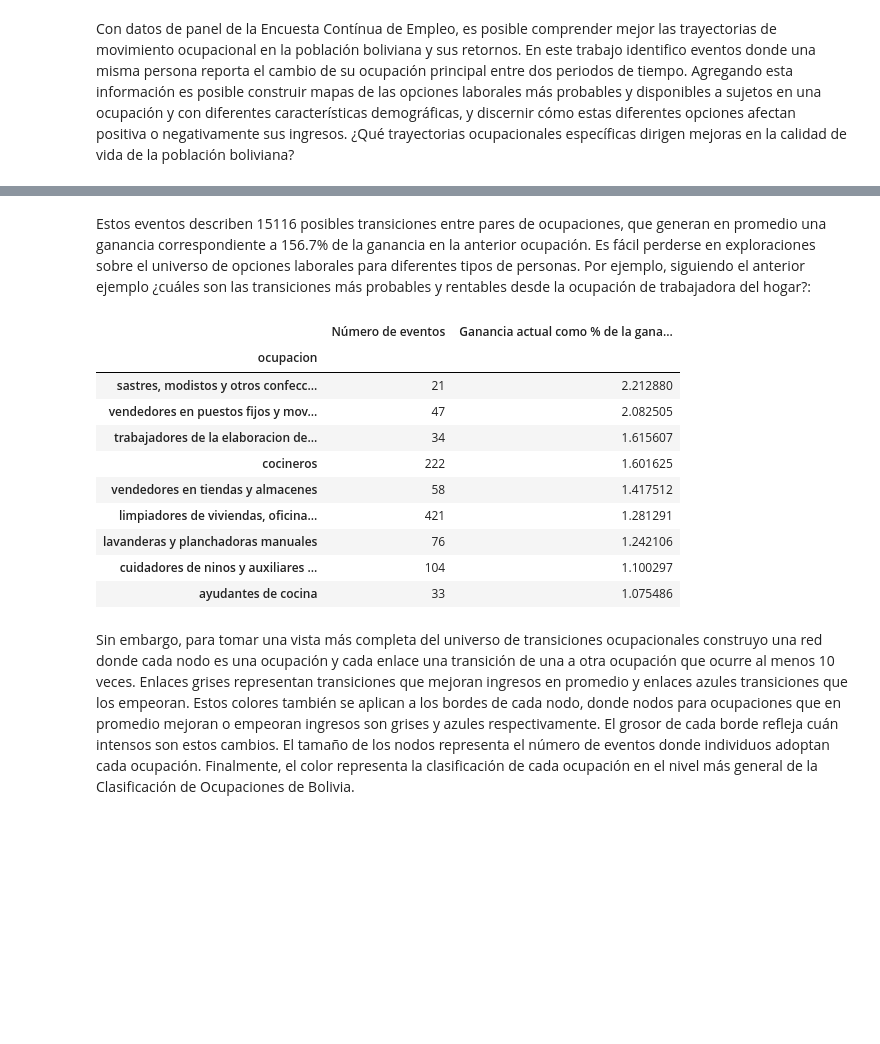
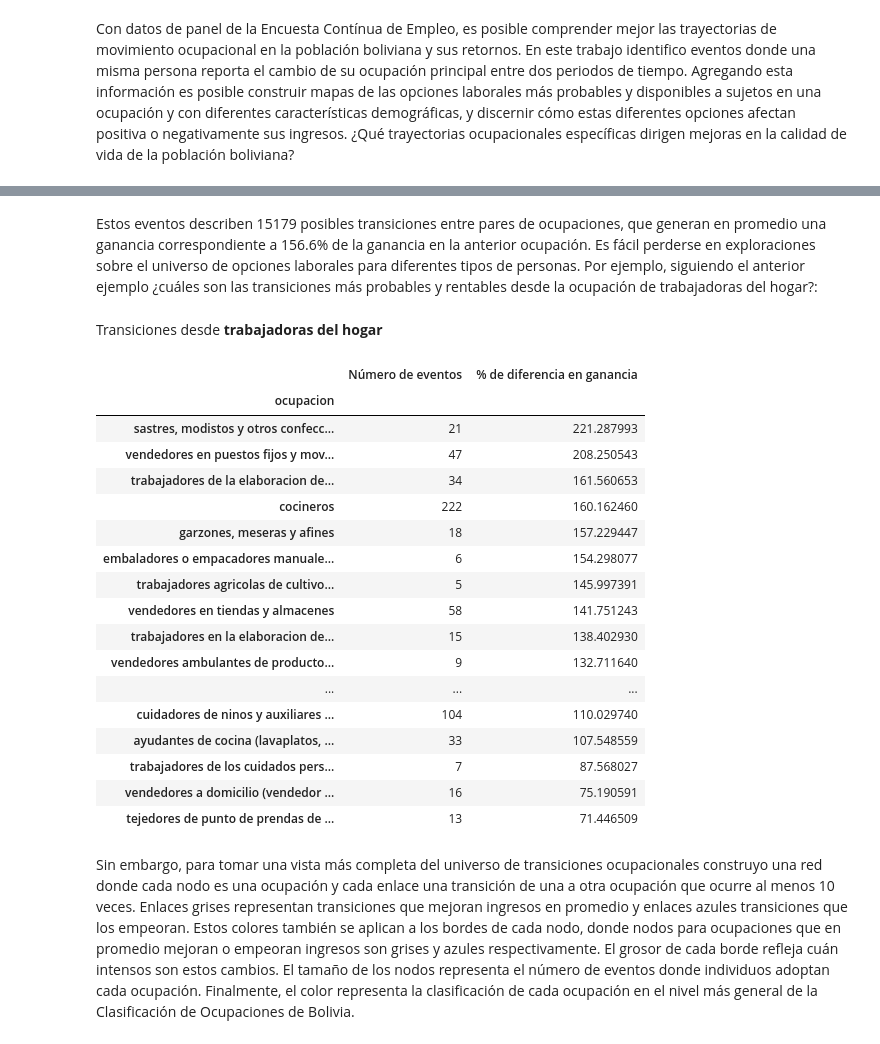
Before and after one commit to mauforonda/notas, a Jupyter notebook: transicion_entre_ocupaciones.ipynb, the cells around one changed output, grey strips where cells are left out. Saved outputs shown, nothing was run; the diff lists cells and outputs as text; code cells hidden in the pictures; blank space fills up the shorter version.

```diff
--- a/transicion_entre_ocupaciones.ipynb
+++ b/transicion_entre_ocupaciones.ipynb
@@ -512,19 +498,65 @@ ocupaciones_reverse = reverse_cob()
+# %%
+def get_movilidad(edfi, min_sample=5):
+    """
+    Agrega saltos entre cada par de ocupaciones, y retorna una tabla
+    con la ocupación en el periodo anterior, la ocupación a la cual
+    se traslada, el número de eventos con este salto particular y
+    el cambio promedio sobre la ganancia. Adicionalmente es posible
+    retornar sólo saltos con un número mínimo de eventos.
+    """
+
+    dfi = edfi.groupby(['ocupacion_base', 'ocupacion'])
+    movilidad = pd.concat([dfi.size(), dfi.ganancia_delta.mean()], axis=1)
+    movilidad.columns = ['muestra', 'delta']
+    movilidad = movilidad.reset_index()
+    movilidad = movilidad[movilidad.muestra >= min_sample]
+    return movilidad
+
+def reverse_cob(to_level=1):
+    """
+    Retorna un diccionario para asociar cada valor de COB a valores
+    en un nivel de la nomenclatura. Es útil para agregar ocupaciones
+    en menos categorías.
+    """
+    cob_rev = {cob[k]:k for k in cob.keys()}
+    cob_1 = flatten_cob(cob, to_level)
+    return pd.Series(cob_rev).map(cob_1).to_dict()
+
+def ocupacion_sample(i=False):
+    if i == False:
+        i = mov.ocupacion_base.sample().iloc[0]
+    display.display(display.Markdown('Transiciones desde **{}**'.format(i.strip())))
+    di = mov[(mov.ocupacion_base == i) & (mov.muestra >= 5)].set_index('ocupacion')[['muestra', 'delta']].sort_values('delta', ascending=False)
+    di.delta = di.delta * 100
+    display.display(di.rename(columns={'muestra': 'Número de eventos', 'delta': '% de diferencia en ganancia'.format(i)}))
+
+mov = get_movilidad(edf, 1)
+ocupaciones_reverse = reverse_cob()
 # %%
-display.display(display.Markdown('Estos eventos describen {} posibles transiciones entre pares de ocupaciones, que generan en promedio una ganancia correspondiente a {:.1%} de la ganancia en la anterior ocupación. Es fácil perderse en exploraciones sobre el universo de opciones laborales para diferentes tipos de personas. Por ejemplo, siguiendo el anterior ejemplo ¿cuáles son las transiciones más probables y rentables desde la ocupación de trabajadora del hogar?:'.format(len(mov), mov.delta.mean())))
-display.display(mov[(mov.ocupacion_base == 'trabajadoras del hogar') & (mov.muestra >= 20)].set_index('ocupacion')[['muestra', 'delta']].sort_values('delta', ascending=False).rename(columns={'muestra': 'Número de eventos', 'delta': 'Ganancia actual como % de la ganancia en la anterior ocupación'}))
+oc = 'trabajadoras del hogar'
+display.display(display.Markdown('Estos eventos describen {} posibles transiciones entre pares de ocupaciones, que generan en promedio una ganancia correspondiente a {:.1%} de la ganancia en la anterior ocupación. Es fácil perderse en exploraciones sobre el universo de opciones laborales para diferentes tipos de personas. Por ejemplo, siguiendo el anterior ejemplo ¿cuáles son las transiciones más probables y rentables desde la ocupación de {}?:'.format(len(mov), mov.delta.mean(), oc)))
+ocupacion_sample(oc)
 # %% [output]
-Estos eventos describen 15116 posibles transiciones entre pares de ocupaciones, que generan en promedio una ganancia correspondiente a 156.7% de la ganancia en la anterior ocupación. Es fácil perderse en exploraciones sobre el universo de opciones laborales para diferentes tipos de personas. Por ejemplo, siguiendo el anterior ejemplo ¿cuáles son las transiciones más probables y rentables desde la ocupación de trabajadora del hogar?:
+Estos eventos describen 15179 posibles transiciones entre pares de ocupaciones, que generan en promedio una ganancia correspondiente a 156.6% de la ganancia en la anterior ocupación. Es fácil perderse en exploraciones sobre el universo de opciones laborales para diferentes tipos de personas. Por ejemplo, siguiendo el anterior ejemplo ¿cuáles son las transiciones más probables y rentables desde la ocupación de trabajadoras del hogar?:
+Transiciones desde **trabajadoras del hogar**
-|  | Número de eventos | Ganancia actual como % de la gana... |
+|  | Número de eventos | % de diferencia en ganancia |
 | ocupacion |  |  |
-| sastres, modistos y otros confecc... | 21 | 2.212880 |
-| vendedores en puestos fijos y mov... | 47 | 2.082505 |
-| trabajadores de la elaboracion de... | 34 | 1.615607 |
-| cocineros | 222 | 1.601625 |
-| vendedores en tiendas y almacenes | 58 | 1.417512 |
-| limpiadores de viviendas, oficina... | 421 | 1.281291 |
-| lavanderas y planchadoras manuales | 76 | 1.242106 |
-| cuidadores de ninos y auxiliares ... | 104 | 1.100297 |
-| ayudantes de cocina | 33 | 1.075486 |
+| sastres, modistos y otros confecc... | 21 | 221.287993 |
+| vendedores en puestos fijos y mov... | 47 | 208.250543 |
+| trabajadores de la elaboracion de... | 34 | 161.560653 |
+| cocineros | 222 | 160.162460 |
+| garzones, meseras y afines | 18 | 157.229447 |
+| embaladores o empacadores manuale... | 6 | 154.298077 |
+| trabajadores agricolas de cultivo... | 5 | 145.997391 |
+| vendedores en tiendas y almacenes | 58 | 141.751243 |
+| trabajadores en la elaboracion de... | 15 | 138.402930 |
+| vendedores ambulantes de producto... | 9 | 132.711640 |
+| ... | ... | ... |
+| cuidadores de ninos y auxiliares ... | 104 | 110.029740 |
+| ayudantes de cocina (lavaplatos, ... | 33 | 107.548559 |
+| trabajadores de los cuidados pers... | 7 | 87.568027 |
+| vendedores a domicilio (vendedor ... | 16 | 75.190591 |
+| tejedores de punto de prendas de ... | 13 | 71.446509 |
 # %% [markdown]
 Sin embargo, para tomar una vista más completa del universo de transiciones ocupacionales construyo una red donde cada nodo es una ocupación y cada enlace una transición de una a otra ocupación que ocurre al menos 10 veces. Enlaces grises representan transiciones que mejoran ingresos en promedio y enlaces azules transiciones que los empeoran. Estos colores también se aplican a los bordes de cada nodo, donde nodos para ocupaciones que en promedio mejoran o empeoran ingresos son grises y azules respectivamente. El grosor de cada borde refleja cuán intensos son estos cambios. El tamaño de los nodos representa el número de eventos donde individuos adoptan cada ocupación. Finalmente, el color representa la clasificación de cada ocupación en el nivel más general de la Clasificación de Ocupaciones de Bolivia.
 # %%
```
Also changed, not shown: parts of 4 cells of this notebook, 2 other files.
